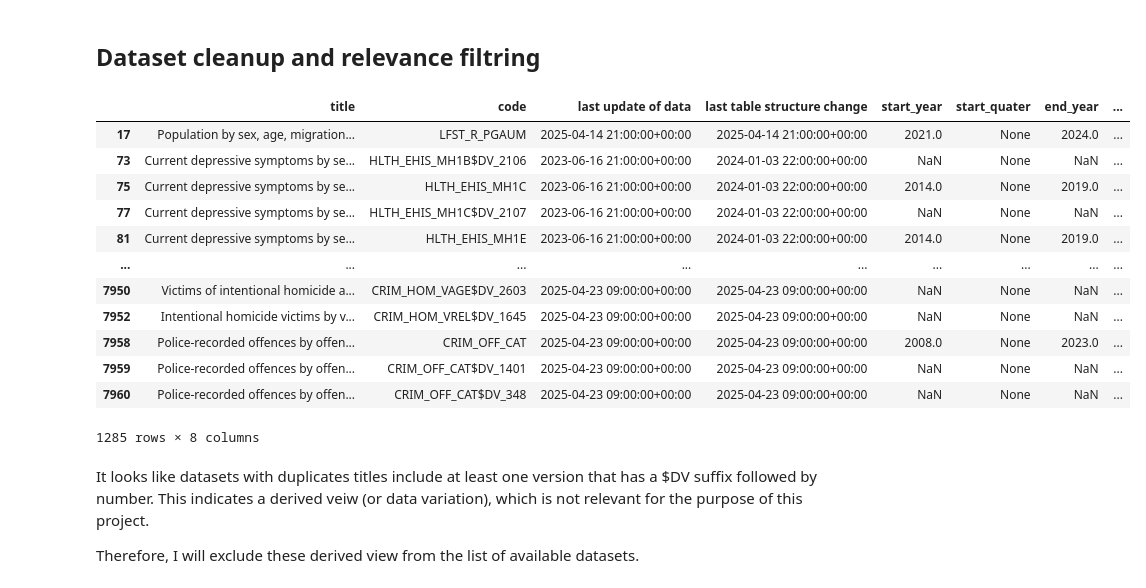
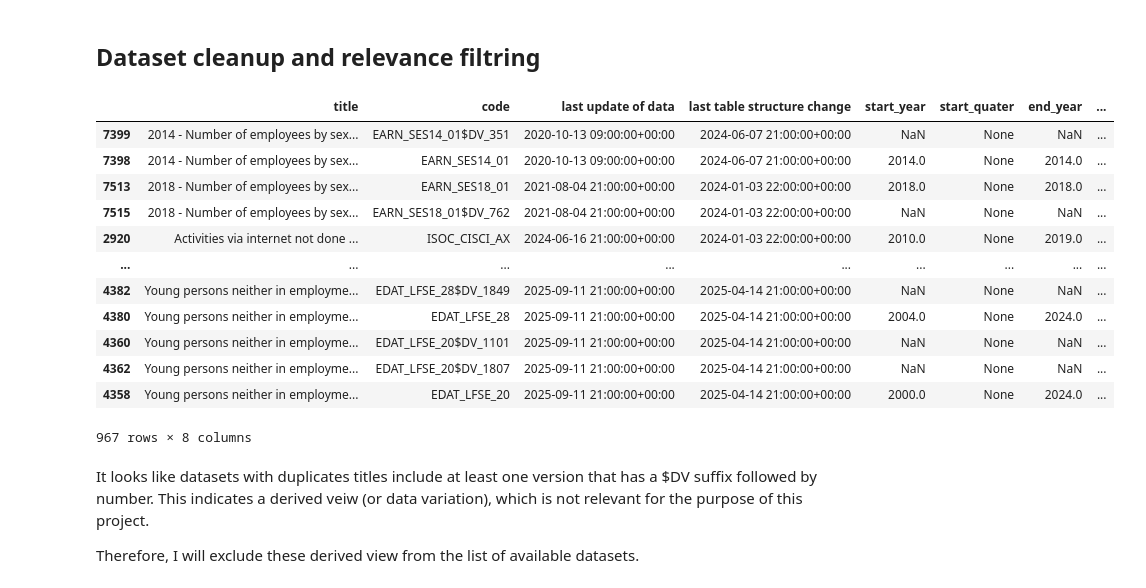
Before and after one commit to V-Guseva/eurostat-data-pipeline, a Jupyter notebook: notebooks/explore.ipynb, the cells around one changed output. Saved outputs shown, nothing was run; the diff lists cells and outputs as text; code cells hidden in the pictures.

```diff
--- a/notebooks/explore.ipynb
+++ b/notebooks/explore.ipynb
@@ -8,7 +8,7 @@ from pathlib import Path
 import eurostat
 
 def load_df_raw_catalog():
-    return eurostat.get_toc_df()
+    return eurostat.get_toc_df(lang = "en")
 # %%
 import re
 
@@ -107,20 +106,21 @@ df_ds = df_ds.drop(columns='type')
 # %%
-df_title_duplicates = df_ds[df_ds.duplicated(subset='title',keep=False)]
-df_title_duplicates
+most_frequent = df_ds["title"].value_counts().reset_index()
+titles = most_frequent.loc[most_frequent["count"]>1]["title"]
+df_ds[df_ds['title'].isin(titles)].sort_values(by='title')
 # %% [output]
 |  | title | code | last update of data | last table structure change | start_year | start_quater | end_year | ... |
-| 17 | Population by sex, age, migration... | LFST_R_PGAUM | 2025-04-14 21:00:00+00:00 | 2025-04-14 21:00:00+00:00 | 2021.0 | None | 2024.0 | ... |
-| 73 | Current depressive symptoms by se... | HLTH_EHIS_MH1B$DV_2106 | 2023-06-16 21:00:00+00:00 | 2024-01-03 22:00:00+00:00 | NaN | None | NaN | ... |
-| 75 | Current depressive symptoms by se... | HLTH_EHIS_MH1C | 2023-06-16 21:00:00+00:00 | 2024-01-03 22:00:00+00:00 | 2014.0 | None | 2019.0 | ... |
-| 77 | Current depressive symptoms by se... | HLTH_EHIS_MH1C$DV_2107 | 2023-06-16 21:00:00+00:00 | 2024-01-03 22:00:00+00:00 | NaN | None | NaN | ... |
-| 81 | Current depressive symptoms by se... | HLTH_EHIS_MH1E | 2023-06-16 21:00:00+00:00 | 2024-01-03 22:00:00+00:00 | 2014.0 | None | 2019.0 | ... |
+| 7399 | 2014 - Number of employees by sex... | EARN_SES14_01$DV_351 | 2020-10-13 09:00:00+00:00 | 2024-06-07 21:00:00+00:00 | NaN | None | NaN | ... |
+| 7398 | 2014 - Number of employees by sex... | EARN_SES14_01 | 2020-10-13 09:00:00+00:00 | 2024-06-07 21:00:00+00:00 | 2014.0 | None | 2014.0 | ... |
+| 7513 | 2018 - Number of employees by sex... | EARN_SES18_01 | 2021-08-04 21:00:00+00:00 | 2024-01-03 22:00:00+00:00 | 2018.0 | None | 2018.0 | ... |
+| 7515 | 2018 - Number of employees by sex... | EARN_SES18_01$DV_762 | 2021-08-04 21:00:00+00:00 | 2024-01-03 22:00:00+00:00 | NaN | None | NaN | ... |
+| 2920 | Activities via internet not done ... | ISOC_CISCI_AX | 2024-06-16 21:00:00+00:00 | 2024-01-03 22:00:00+00:00 | 2010.0 | None | 2019.0 | ... |
 | ... | ... | ... | ... | ... | ... | ... | ... | ... |
-| 7950 | Victims of intentional homicide a... | CRIM_HOM_VAGE$DV_2603 | 2025-04-23 09:00:00+00:00 | 2025-04-23 09:00:00+00:00 | NaN | None | NaN | ... |
-| 7952 | Intentional homicide victims by v... | CRIM_HOM_VREL$DV_1645 | 2025-04-23 09:00:00+00:00 | 2025-04-23 09:00:00+00:00 | NaN | None | NaN | ... |
-| 7958 | Police-recorded offences by offen... | CRIM_OFF_CAT | 2025-04-23 09:00:00+00:00 | 2025-04-23 09:00:00+00:00 | 2008.0 | None | 2023.0 | ... |
-| 7959 | Police-recorded offences by offen... | CRIM_OFF_CAT$DV_1401 | 2025-04-23 09:00:00+00:00 | 2025-04-23 09:00:00+00:00 | NaN | None | NaN | ... |
-| 7960 | Police-recorded offences by offen... | CRIM_OFF_CAT$DV_348 | 2025-04-23 09:00:00+00:00 | 2025-04-23 09:00:00+00:00 | NaN | None | NaN | ... |
+| 4382 | Young persons neither in employme... | EDAT_LFSE_28$DV_1849 | 2025-09-11 21:00:00+00:00 | 2025-04-14 21:00:00+00:00 | NaN | None | NaN | ... |
+| 4380 | Young persons neither in employme... | EDAT_LFSE_28 | 2025-09-11 21:00:00+00:00 | 2025-04-14 21:00:00+00:00 | 2004.0 | None | 2024.0 | ... |
+| 4360 | Young persons neither in employme... | EDAT_LFSE_20$DV_1101 | 2025-09-11 21:00:00+00:00 | 2025-04-14 21:00:00+00:00 | NaN | None | NaN | ... |
+| 4362 | Young persons neither in employme... | EDAT_LFSE_20$DV_1807 | 2025-09-11 21:00:00+00:00 | 2025-04-14 21:00:00+00:00 | NaN | None | NaN | ... |
+| 4358 | Young persons neither in employme... | EDAT_LFSE_20 | 2025-09-11 21:00:00+00:00 | 2025-04-14 21:00:00+00:00 | 2000.0 | None | 2024.0 | ... |
-1285 rows × 8 columns
+967 rows × 8 columns
 # %% [markdown]
 It looks like datasets with duplicates titles include at least one version that has a $DV suffix followed by number.
 This indicates a derived veiw (or data variation), which is not relevant for the purpose of this project.
```
Also changed, not shown: parts of 49 cells of this notebook.
